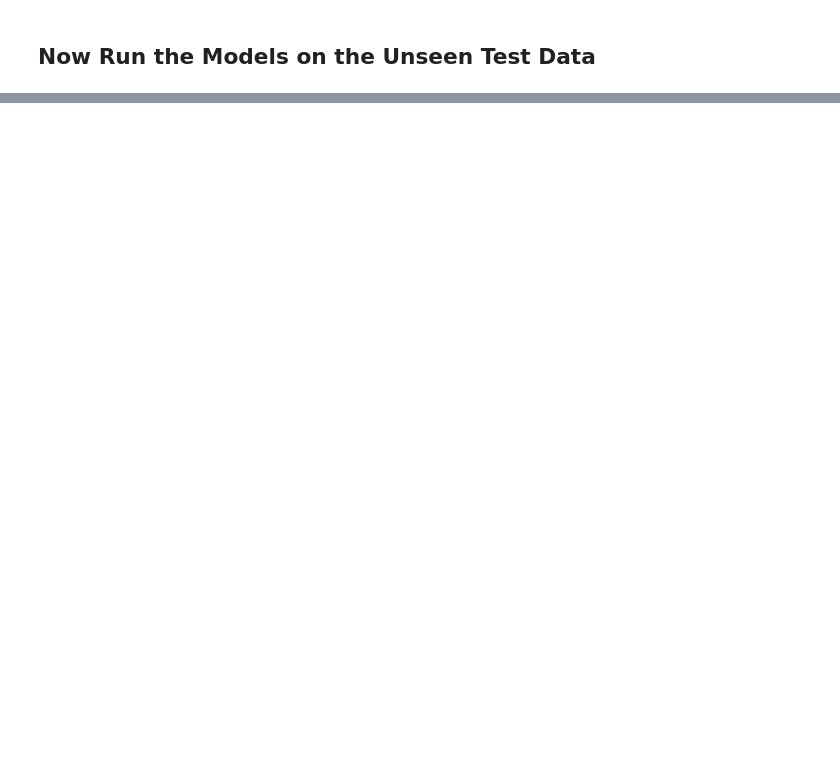
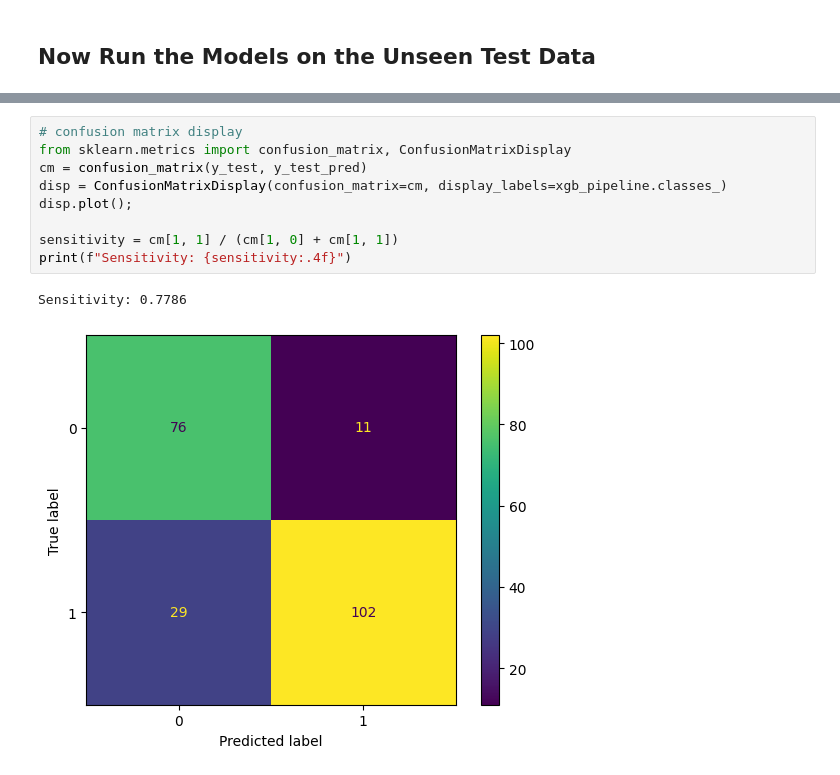
Before and after one commit to DanHerman212/precision_medicine, a Jupyter notebook: code/5_ML_pipelines.ipynb, the cells around one changed output, grey strips where cells are left out. Saved outputs shown, nothing was run; the diff lists cells and outputs as text; blank space fills up the shorter version.

```diff
--- a/code/5_ML_pipelines.ipynb
+++ b/code/5_ML_pipelines.ipynb
@@ -202,0 +261,12 @@ plt.show()
+# %%
+# confusion matrix display
+from sklearn.metrics import confusion_matrix, ConfusionMatrixDisplay
+cm = confusion_matrix(y_test, y_test_pred)
+disp = ConfusionMatrixDisplay(confusion_matrix=cm, display_labels=xgb_pipeline.classes_)
+disp.plot();
+
+sensitivity = cm[1, 1] / (cm[1, 0] + cm[1, 1])
+print(f"Sensitivity: {sensitivity:.4f}")
+# %% [output]
+Sensitivity: 0.7786
+[figure, added]
```
Also changed, not shown: parts of 10 cells of this notebook.
